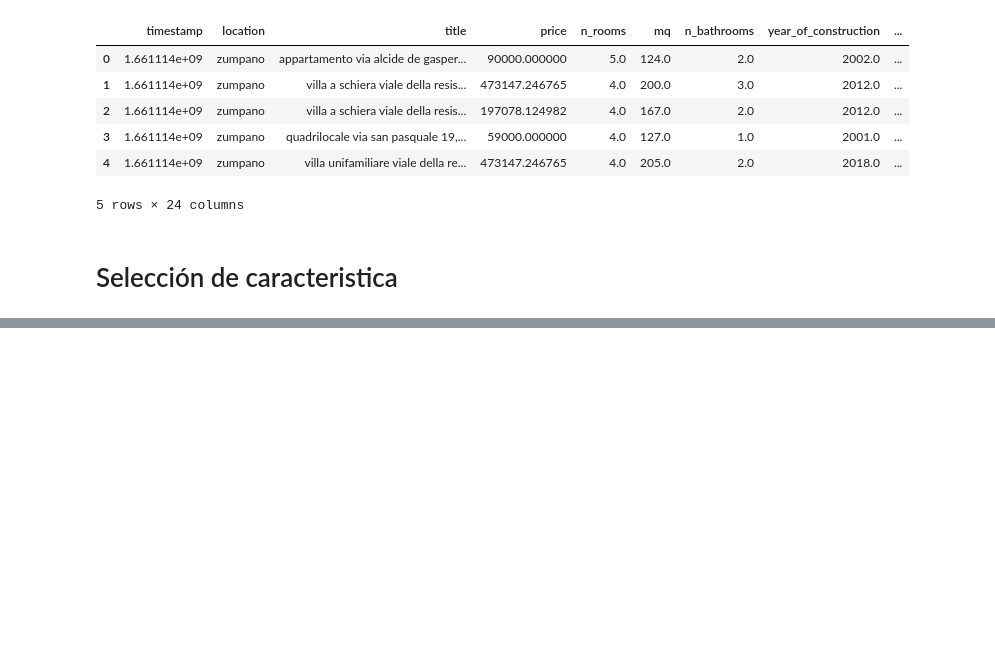
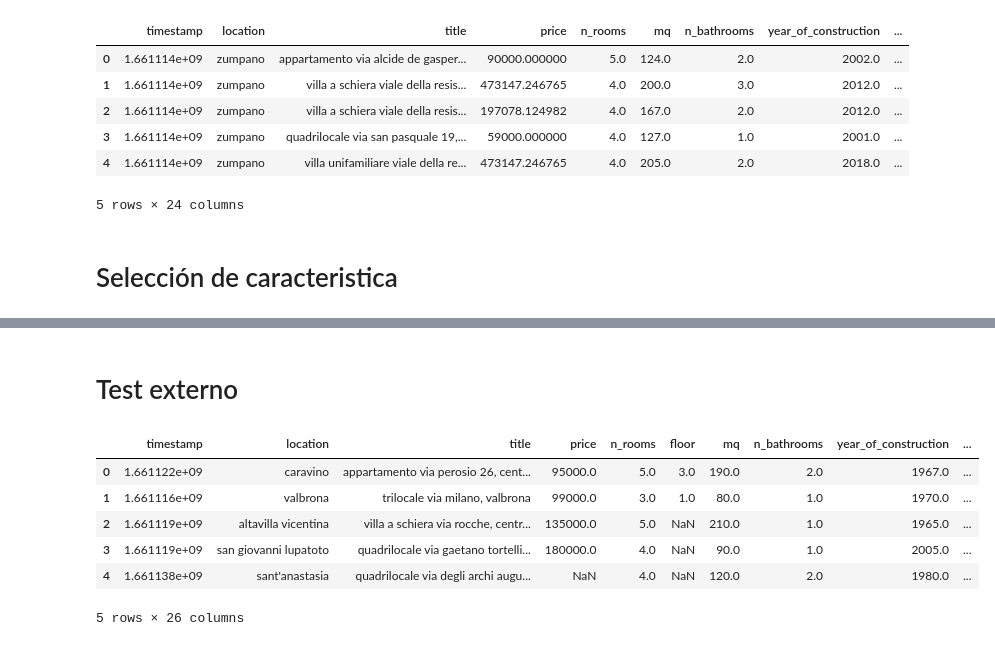
Before and after one commit to Andylmao/icd2024, a Jupyter notebook: practices/practica3Regresion.ipynb, the cells around one changed output, grey strips where cells are left out. Drawn from its saved outputs; the diff is of its cells as text; code cells hidden in the pictures; blank space fills up the shorter version.

```diff
--- a/practices/practica3Regresion.ipynb
+++ b/practices/practica3Regresion.ipynb
@@ -769,0 +949,14 @@ print(f"R²: {r2}")
+# %% [markdown]
+# Test externo
+# %%
+testhousing = pd.read_csv('test_housing_data_italy.csv')
+testdf = pd.DataFrame(testhousing)
+testdf.head()
+# %% [output]
+|  | timestamp | location | title | price | n_rooms | floor | mq | n_bathrooms | year_of_construction | ... |
+| 0 | 1.661122e+09 | caravino | appartamento via perosio 26, cent... | 95000.0 | 5.0 | 3.0 | 190.0 | 2.0 | 1967.0 | ... |
+| 1 | 1.661116e+09 | valbrona | trilocale via milano, valbrona | 99000.0 | 3.0 | 1.0 | 80.0 | 1.0 | 1970.0 | ... |
+| 2 | 1.661119e+09 | altavilla vicentina | villa a schiera via rocche, centr... | 135000.0 | 5.0 | NaN | 210.0 | 1.0 | 1965.0 | ... |
+| 3 | 1.661119e+09 | san giovanni lupatoto | quadrilocale via gaetano tortelli... | 180000.0 | 4.0 | NaN | 90.0 | 1.0 | 2005.0 | ... |
+| 4 | 1.661138e+09 | sant'anastasia | quadrilocale via degli archi augu... | NaN | 4.0 | NaN | 120.0 | 2.0 | 1980.0 | ... |
+5 rows × 26 columns
```
Also changed, not shown: parts of 29 cells of this notebook.
